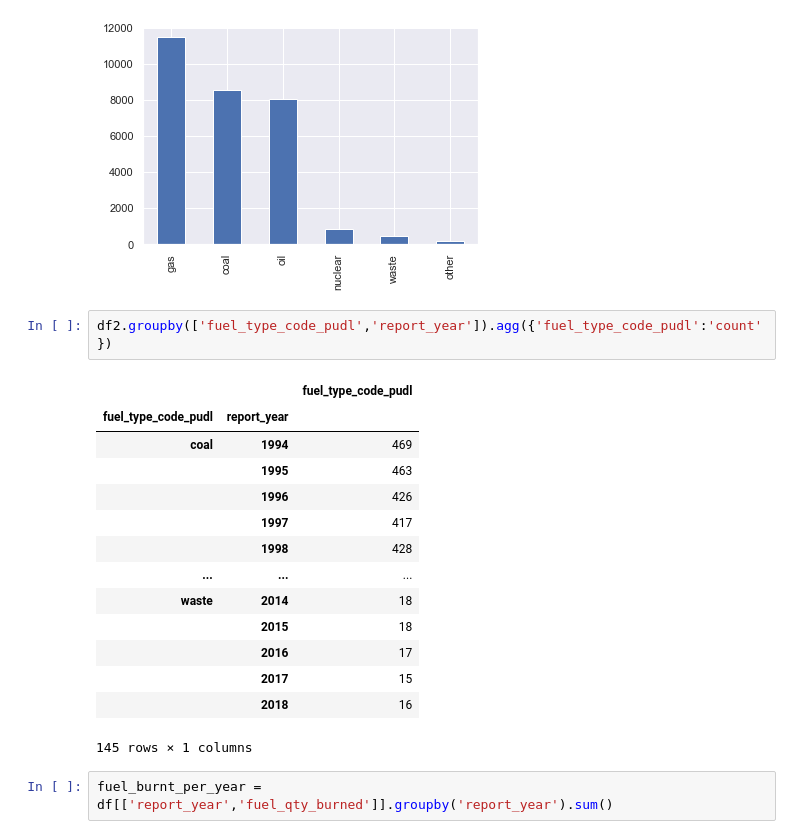
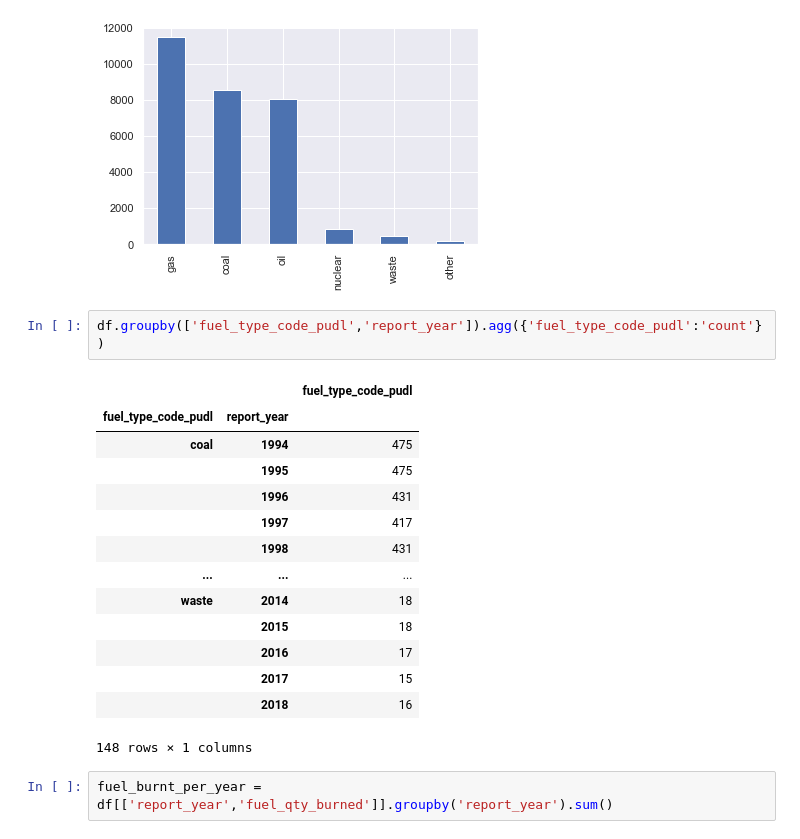
Before and after one commit to AninFreddy01/Hamoye_internship2020, a Jupyter notebook: STAGE A/fuel_ferc_analysis.ipynb, the cells around one changed output. Drawn from its saved outputs; the diff is of its cells as text.

```diff
--- a/STAGE A/fuel_ferc_analysis.ipynb
+++ b/STAGE A/fuel_ferc_analysis.ipynb
@@ -88,22 +106,22 @@ df['fuel_type_code_pudl'].value_counts().plot(kind='bar')
 <matplotlib.axes._subplots.AxesSubplot at 0x...>
 [figure]
 # %%
-df2.groupby(['fuel_type_code_pudl','report_year']).agg({'fuel_type_code_pudl':'count'})
+df.groupby(['fuel_type_code_pudl','report_year']).agg({'fuel_type_code_pudl':'count'})
 # %% [output]
 |  |  | fuel_type_code_pudl |
 | fuel_type_code_pudl | report_year |  |
-| coal | 1994 | 469 |
-|  | 1995 | 463 |
-|  | 1996 | 426 |
+| coal | 1994 | 475 |
+|  | 1995 | 475 |
+|  | 1996 | 431 |
 |  | 1997 | 417 |
-|  | 1998 | 428 |
+|  | 1998 | 431 |
 | ... | ... | ... |
 | waste | 2014 | 18 |
 |  | 2015 | 18 |
 |  | 2016 | 17 |
 |  | 2017 | 15 |
 |  | 2018 | 16 |
-145 rows × 1 columns
+148 rows × 1 columns
 # %%
 fuel_burnt_per_year = df[['report_year','fuel_qty_burned']].groupby('report_year').sum()
 # %%
```
Also changed, not shown: parts of 8 cells of this notebook.
